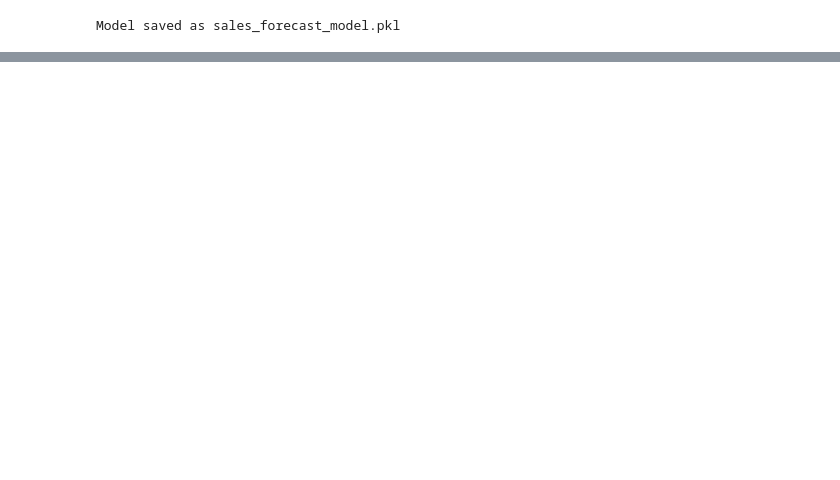
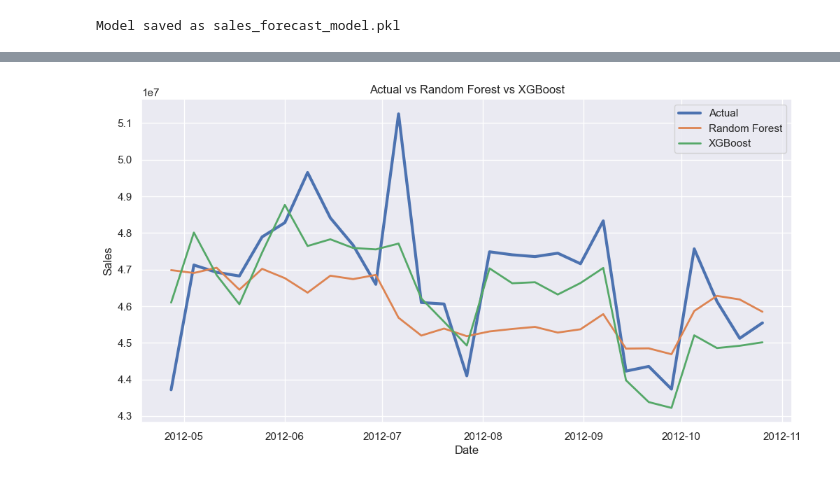
Before and after one commit to abin812397407/Walmart_sales_forecasting, a Jupyter notebook: walmart_sales_forecasting.ipynb, the cells around one changed output, grey strips where cells are left out. Drawn from its saved outputs; the diff is of its cells as text; code cells hidden in the pictures; blank space fills up the shorter version.

```diff
--- a/walmart_sales_forecasting.ipynb
+++ b/walmart_sales_forecasting.ipynb
@@ -349,0 +426,37 @@ Model saved as sales_forecast_model.pkl
+# %%
+# Random Forest
+rf_predictions = model.predict(X_test)
+
+# XGBoost
+xgb_predictions = model1.predict(X_test)
+test["RF_Predicted"] = rf_predictions
+test["XGB_Predicted"] = xgb_predictions
+# %%
+plot_df = (
+    test.groupby("Date")[["Weekly_Sales",
+                          "RF_Predicted",
+                          "XGB_Predicted"]]
+    .sum()
+    .reset_index()
+)
+
+plt.figure(figsize=(12,6))
+
+plt.plot(plot_df["Date"], plot_df["Weekly_Sales"],
+         label="Actual", linewidth=3)
+
+plt.plot(plot_df["Date"], plot_df["RF_Predicted"],
+         label="Random Forest", linewidth=2)
+
+plt.plot(plot_df["Date"], plot_df["XGB_Predicted"],
+         label="XGBoost", linewidth=2)
+
+plt.title("Actual vs Random Forest vs XGBoost")
+plt.xlabel("Date")
+plt.ylabel("Sales")
+plt.legend()
+plt.grid(True)
+
+plt.show()
+# %% [output]
+[figure, added]
```
Also changed, not shown: parts of 19 cells of this notebook.
